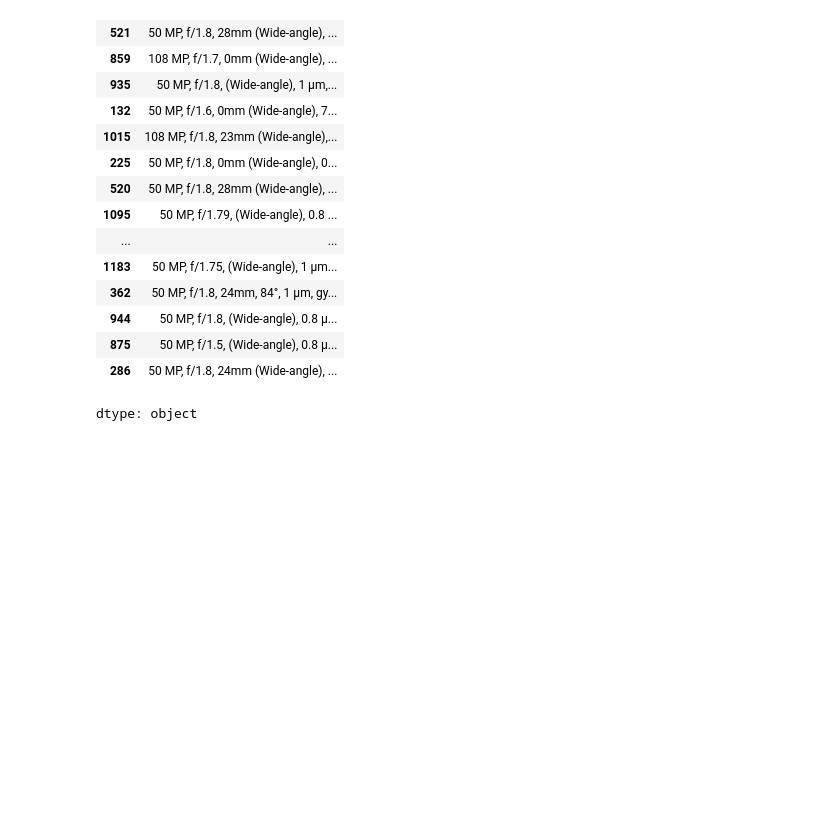
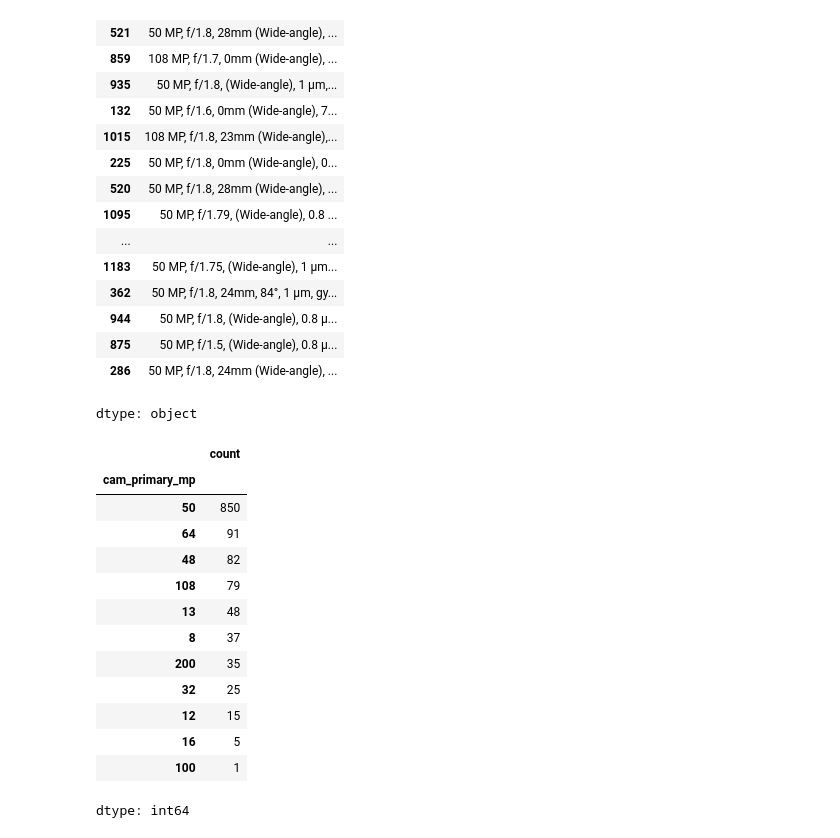
Before and after one commit to rajeshxdatascience/smartphone-recommender-system, a Jupyter notebook: SpecLens_AI_Data_Engineering.ipynb, the cells around one changed output. Drawn from its saved outputs; the diff is of its cells as text; code cells hidden in the pictures; blank space fills up the shorter version.

Commit message:
feat: extracted cam_primary_mp as numerical feature for camera resolution analysis

```diff
--- a/SpecLens_AI_Data_Engineering.ipynb
+++ b/SpecLens_AI_Data_Engineering.ipynb
@@ -3156,3 +3156,22 @@ df['main_cam'].sample(20)
 | 875 | 50 MP, f/1.5, (Wide-angle), 0.8 µ... |
 | 286 | 50 MP, f/1.8, 24mm (Wide-angle), ... |
 dtype: object
+# %%
+df['cam_primary_mp'] = df['main_cam'].str.split(',').str.get(0).str.strip().str.split(' ').str.get(0).astype('int')
+# %%
+df['cam_primary_mp'].value_counts(dropna=False)
+# %% [output]
+|  | count |
+| cam_primary_mp |  |
+| 50 | 850 |
+| 64 | 91 |
+| 48 | 82 |
+| 108 | 79 |
+| 13 | 48 |
+| 8 | 37 |
+| 200 | 35 |
+| 32 | 25 |
+| 12 | 15 |
+| 16 | 5 |
+| 100 | 1 |
+dtype: int64
```
